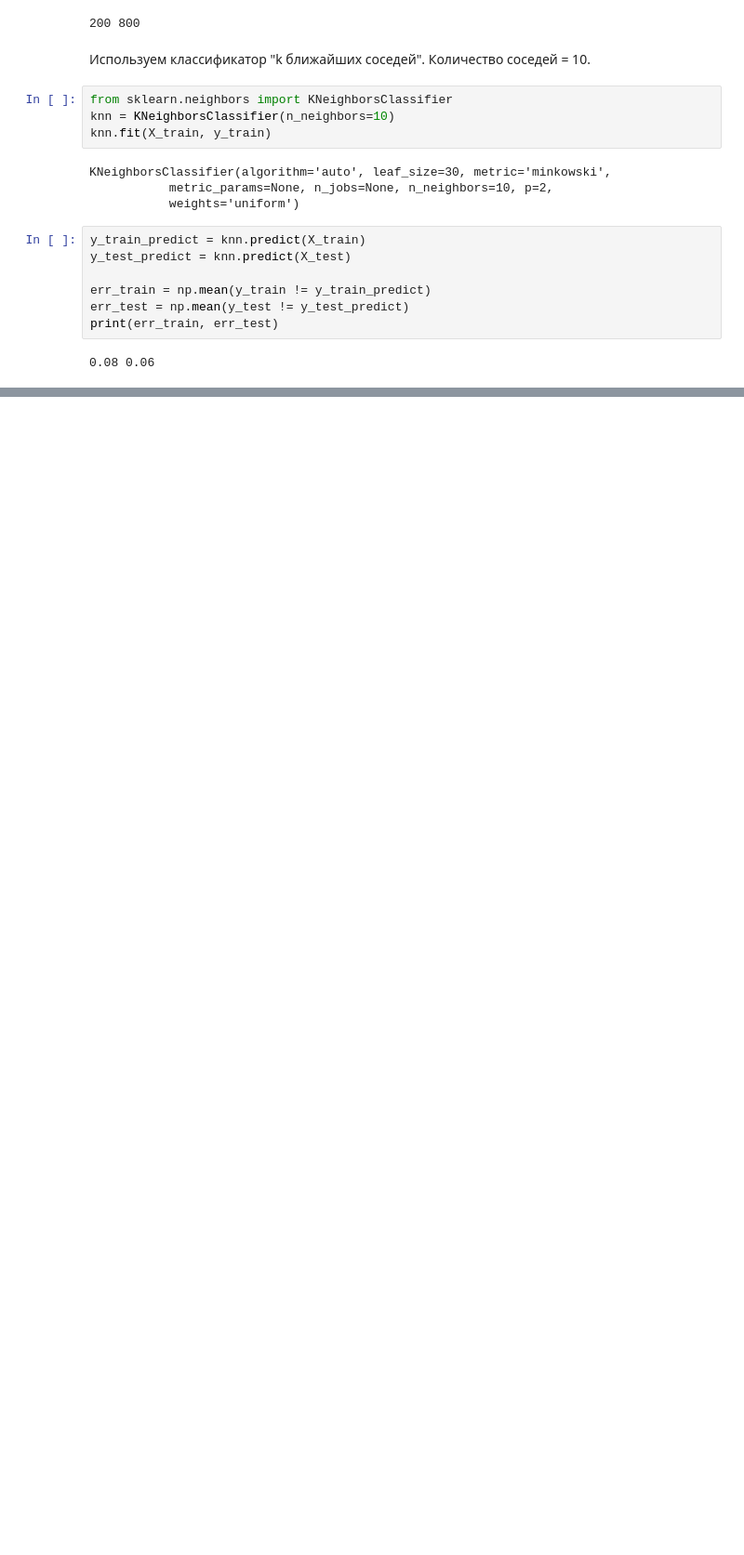
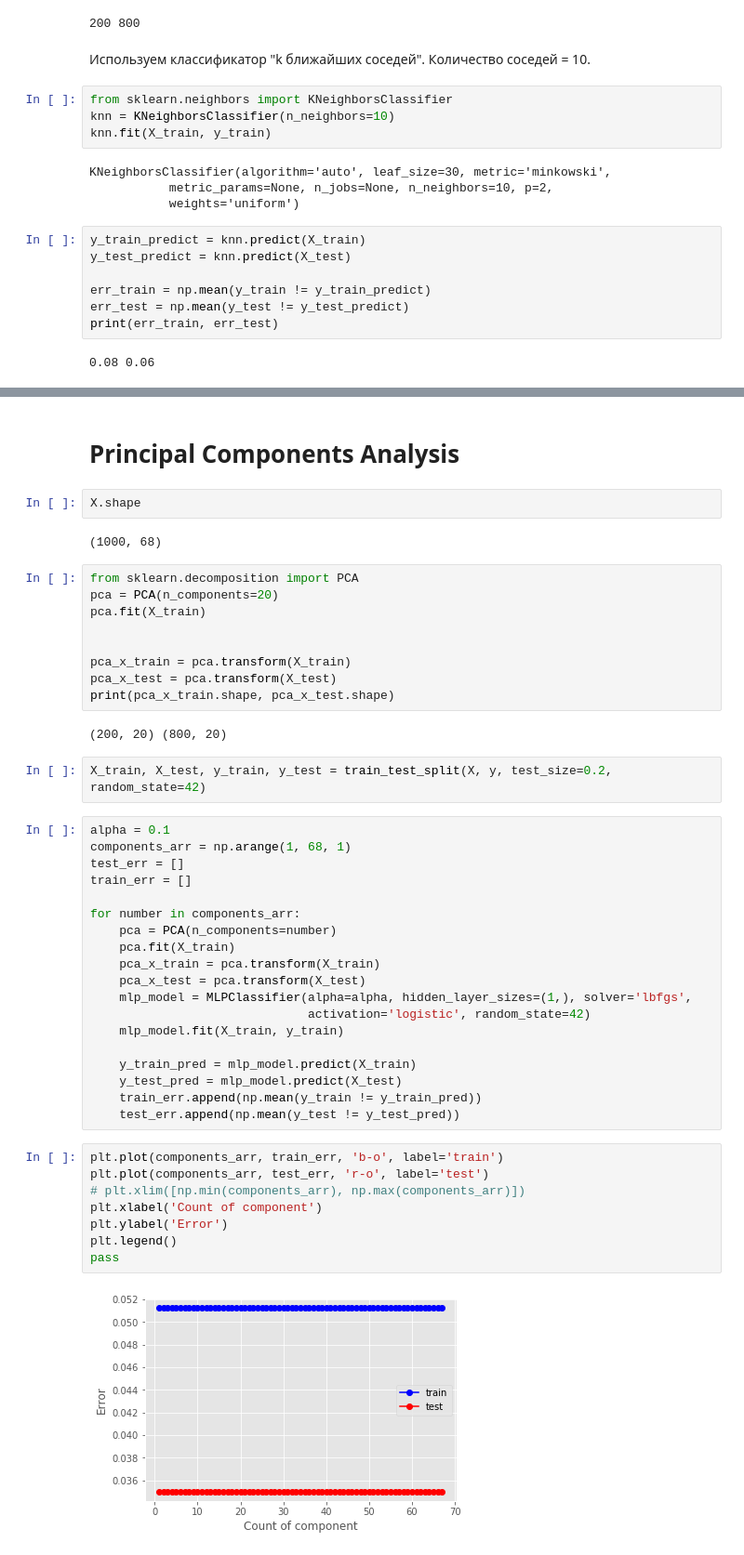
Before and after one commit to MichaelMurashov/MachineLearning, a Jupyter notebook: main.ipynb, the cells around one changed output, grey strips where cells are left out. Shown at 93% size. Drawn from its saved outputs; the diff is of its cells as text; blank space fills up the shorter version.

```diff
--- a/main.ipynb
+++ b/main.ipynb
@@ -224,0 +390,48 @@ SVC(C=1.0, cache_size=200, class_weight=None, coef0=0.0,
+# %% [markdown]
+# Principal Components Analysis
+# %%
+X.shape
+# %% [output]
+(1000, 68)
+# %%
+from sklearn.decomposition import PCA
+pca = PCA(n_components=20)
+pca.fit(X_train)
+
+
+pca_x_train = pca.transform(X_train)
+pca_x_test = pca.transform(X_test)
+print(pca_x_train.shape, pca_x_test.shape)
+# %% [output]
+(200, 20) (800, 20)
+# %%
+X_train, X_test, y_train, y_test = train_test_split(X, y, test_size=0.2, random_state=42)
+# %%
+alpha = 0.1
+components_arr = np.arange(1, 68, 1)
+test_err = []
+train_err = []
+
+for number in components_arr:
+    pca = PCA(n_components=number)
+    pca.fit(X_train)
+    pca_x_train = pca.transform(X_train)
+    pca_x_test = pca.transform(X_test)
+    mlp_model = MLPClassifier(alpha=alpha, hidden_layer_sizes=(1,), solver='lbfgs',
+                              activation='logistic', random_state=42)
+    mlp_model.fit(X_train, y_train)
+
+    y_train_pred = mlp_model.predict(X_train)
+    y_test_pred = mlp_model.predict(X_test)
+    train_err.append(np.mean(y_train != y_train_pred))
+    test_err.append(np.mean(y_test != y_test_pred))
+# %%
+plt.plot(components_arr, train_err, 'b-o', label='train')
+plt.plot(components_arr, test_err, 'r-o', label='test')
+# plt.xlim([np.min(components_arr), np.max(components_arr)])
+plt.xlabel('Count of component')
+plt.ylabel('Error')
+plt.legend()
+pass
+# %% [output]
+[figure, added]
```
Also changed, not shown: parts of 30 cells of this notebook.
